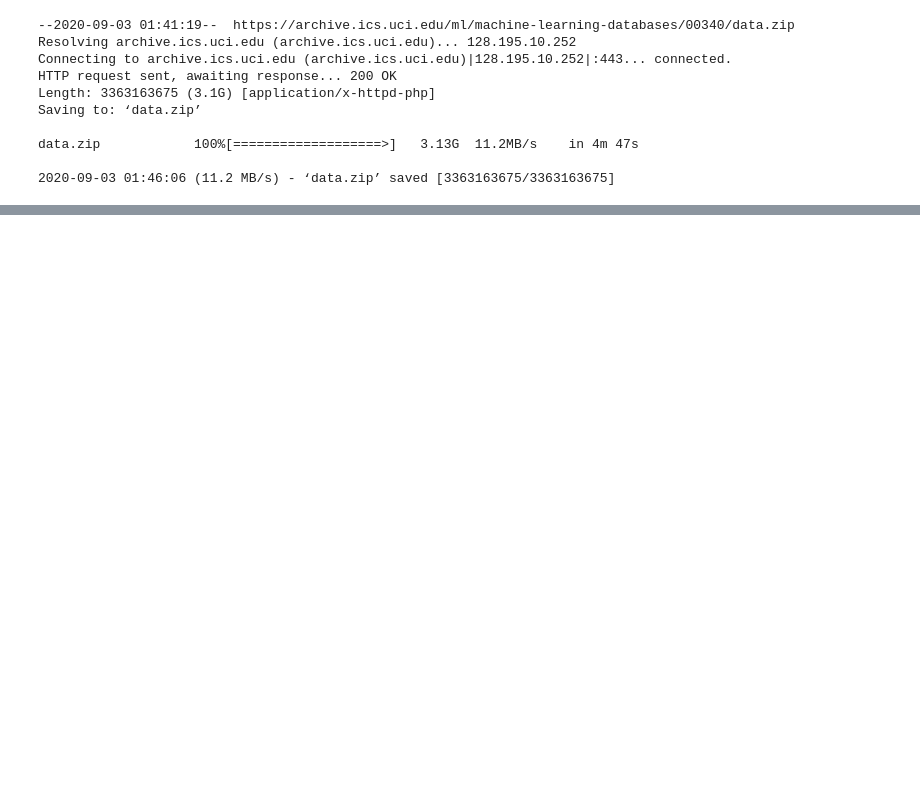
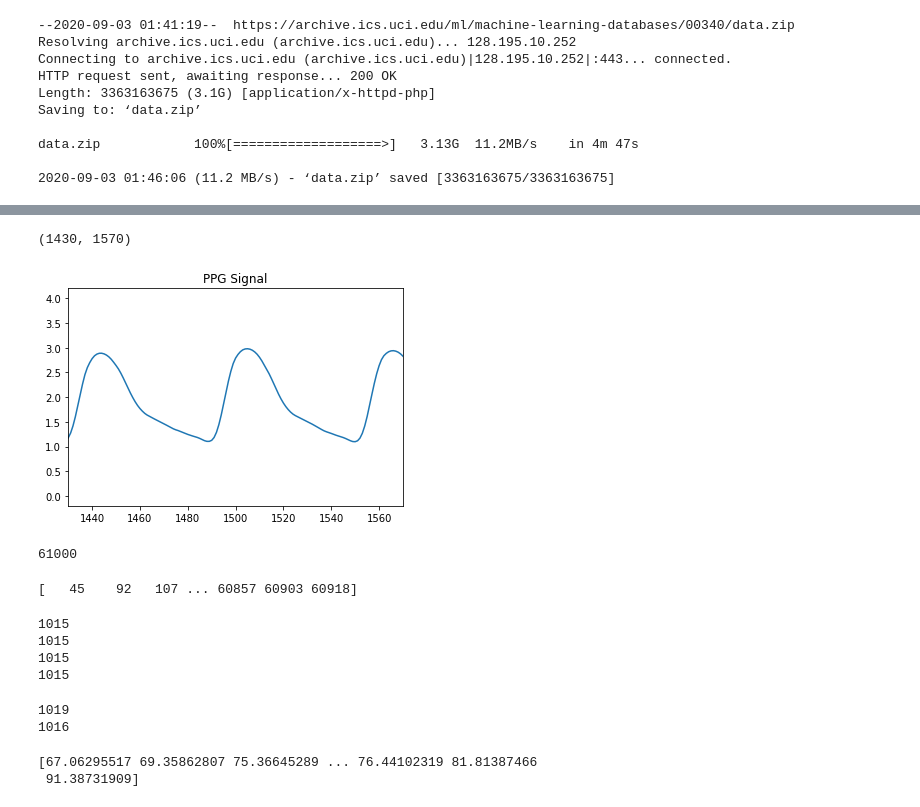
Before and after one commit to jsugijoto/ContinuousBPwPPG, a Jupyter notebook: feature_extraction.ipynb, the cells around one changed output, grey strips where cells are left out. Saved outputs shown, nothing was run; the diff lists cells and outputs as text; code cells hidden in the pictures; blank space fills up the shorter version.

```diff
--- a/feature_extraction.ipynb
+++ b/feature_extraction.ipynb
@@ -166,3 +223,10 @@ plt.plot(ppg)
+# %%
+plt.plot(ppg)
+plt.title('PPG Signal')
+plt.xlim(1430, 1570)
+# %% [output]
+(1430, 1570)
+[figure, added]
 # %%
 # Clean Feature Class
 class Features:
@@ -223,3 +287,38 @@ class Features:
             PW = np.append(PW, xval2)
             i += 1
         return np.diff(PW)
+# %%
+print(len(ppg))
+# %% [output]
+61000
+# %%
+print(max2min[0:-1])
+# %% [output]
+[   45    92   107 ... 60857 60903 60918]
+# %%
+print(len(SA))
+print(len(pulsewidth))
+print(len(PI))
+print(len(p2p))
+# %% [output]
+1015
+1015
+1015
+1015
+# %%
+# Need to get the systolic and diastolic blood pressure readings
+ABP = dat['Part_1'][0][1]
+
+sdbp = PT_Detection(ABP)
+sdxmax, sdymax, sdxmin, sdymin = sdbp.detect() # peaks and troughs of the PPG signal
+
+print(len(sdxmax))
+print(len(xmax))
+# %% [output]
+1019
+1016
+# %%
+print(dat['Part_1'][0][1])
+# %% [output]
+[67.06295517 69.35862807 75.36645289 ... 76.44102319 81.81387466
+ 91.38731909]
```
Also changed, not shown: parts of 17 cells of this notebook.
